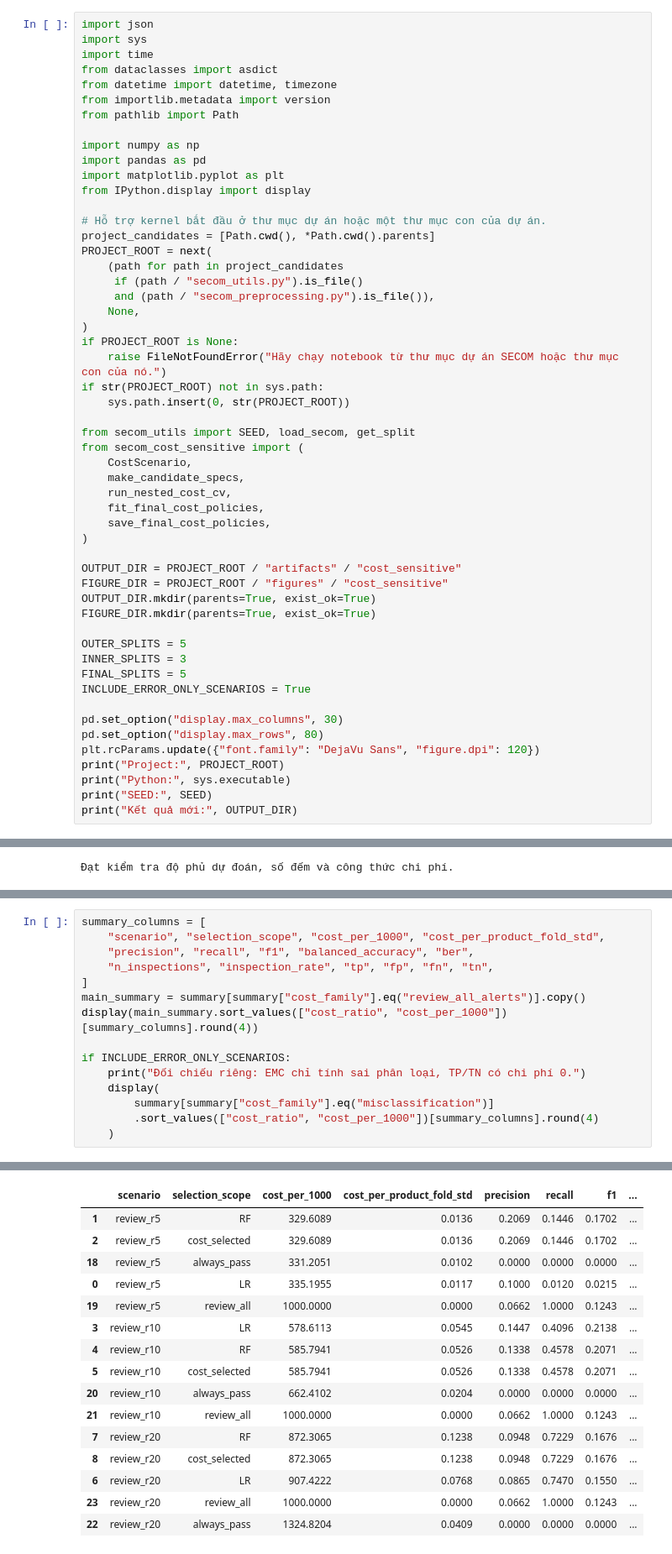
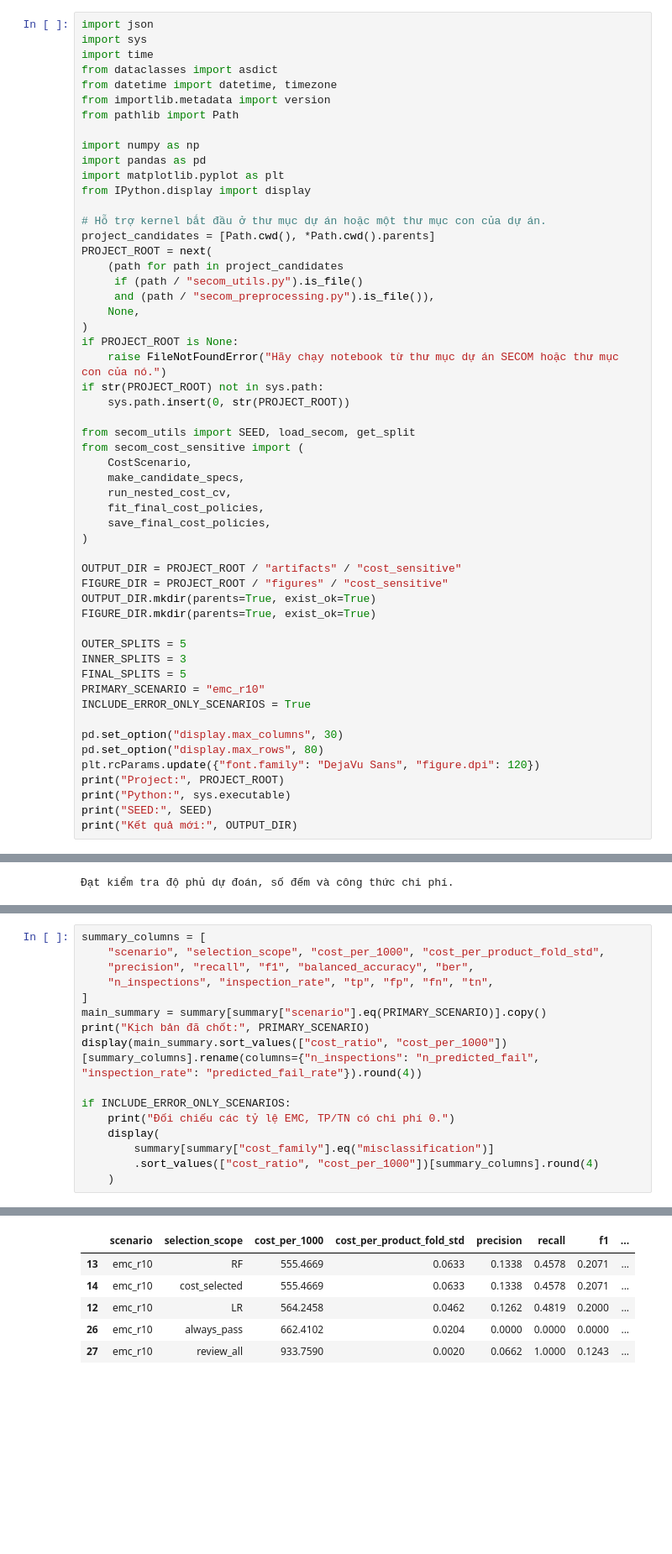
Before and after one commit to QuyDauBac/industry_project, a Jupyter notebook: 03b_cost_sensitive_modeling.ipynb, the cells around one changed output, grey strips where cells are left out. Shown at 84% size. Drawn from its saved outputs; the diff is of its cells as text; blank space fills up the shorter version.

```diff
--- a/03b_cost_sensitive_modeling.ipynb
+++ b/03b_cost_sensitive_modeling.ipynb
@@ -99,6 +89,7 @@ FIGURE_DIR.mkdir(parents=True, exist_ok=True)
 OUTER_SPLITS = 5
 INNER_SPLITS = 3
 FINAL_SPLITS = 5
+PRIMARY_SCENARIO = "emc_r10"
 INCLUDE_ERROR_ONLY_SCENARIOS = True
 
 pd.set_option("display.max_columns", 30)
@@ -357,11 +360,12 @@ summary_columns = [
     "precision", "recall", "f1", "balanced_accuracy", "ber",
     "n_inspections", "inspection_rate", "tp", "fp", "fn", "tn",
 ]
-main_summary = summary[summary["cost_family"].eq("review_all_alerts")].copy()
-display(main_summary.sort_values(["cost_ratio", "cost_per_1000"])[summary_columns].round(4))
+main_summary = summary[summary["scenario"].eq(PRIMARY_SCENARIO)].copy()
+print("Kịch bản đã chốt:", PRIMARY_SCENARIO)
+display(main_summary.sort_values(["cost_ratio", "cost_per_1000"])[summary_columns].rename(columns={"n_inspections": "n_predicted_fail", "inspection_rate": "predicted_fail_rate"}).round(4))
 
 if INCLUDE_ERROR_ONLY_SCENARIOS:
-    print("Đối chiếu riêng: EMC chỉ tính sai phân loại, TP/TN có chi phí 0.")
+    print("Đối chiếu các tỷ lệ EMC, TP/TN có chi phí 0.")
     display(
         summary[summary["cost_family"].eq("misclassification")]
         .sort_values(["cost_ratio", "cost_per_1000"])[summary_columns].round(4)
@@ -370,16 +375,6 @@ if INCLUDE_ERROR_ONLY_SCENARIOS:
 |  | scenario | selection_scope | cost_per_1000 | cost_per_product_fold_std | precision | recall | f1 | ... |
-| 1 | review_r5 | RF | 329.6089 | 0.0136 | 0.2069 | 0.1446 | 0.1702 | ... |
-| 2 | review_r5 | cost_selected | 329.6089 | 0.0136 | 0.2069 | 0.1446 | 0.1702 | ... |
-| 18 | review_r5 | always_pass | 331.2051 | 0.0102 | 0.0000 | 0.0000 | 0.0000 | ... |
-| 0 | review_r5 | LR | 335.1955 | 0.0117 | 0.1000 | 0.0120 | 0.0215 | ... |
-| 19 | review_r5 | review_all | 1000.0000 | 0.0000 | 0.0662 | 1.0000 | 0.1243 | ... |
-| 3 | review_r10 | LR | 578.6113 | 0.0545 | 0.1447 | 0.4096 | 0.2138 | ... |
-| 4 | review_r10 | RF | 585.7941 | 0.0526 | 0.1338 | 0.4578 | 0.2071 | ... |
-| 5 | review_r10 | cost_selected | 585.7941 | 0.0526 | 0.1338 | 0.4578 | 0.2071 | ... |
-| 20 | review_r10 | always_pass | 662.4102 | 0.0204 | 0.0000 | 0.0000 | 0.0000 | ... |
-| 21 | review_r10 | review_all | 1000.0000 | 0.0000 | 0.0662 | 1.0000 | 0.1243 | ... |
-| 7 | review_r20 | RF | 872.3065 | 0.1238 | 0.0948 | 0.7229 | 0.1676 | ... |
-| 8 | review_r20 | cost_selected | 872.3065 | 0.1238 | 0.0948 | 0.7229 | 0.1676 | ... |
-| 6 | review_r20 | LR | 907.4222 | 0.0768 | 0.0865 | 0.7470 | 0.1550 | ... |
-| 23 | review_r20 | review_all | 1000.0000 | 0.0000 | 0.0662 | 1.0000 | 0.1243 | ... |
-| 22 | review_r20 | always_pass | 1324.8204 | 0.0409 | 0.0000 | 0.0000 | 0.0000 | ... |
+| 13 | emc_r10 | RF | 555.4669 | 0.0633 | 0.1338 | 0.4578 | 0.2071 | ... |
+| 14 | emc_r10 | cost_selected | 555.4669 | 0.0633 | 0.1338 | 0.4578 | 0.2071 | ... |
+| 12 | emc_r10 | LR | 564.2458 | 0.0462 | 0.1262 | 0.4819 | 0.2000 | ... |
+| 26 | emc_r10 | always_pass | 662.4102 | 0.0204 | 0.0000 | 0.0000 | 0.0000 | ... |
+| 27 | emc_r10 | review_all | 933.7590 | 0.0020 | 0.0662 | 1.0000 | 0.1243 | ... |
```
Also changed, not shown: parts of 14 cells of this notebook, 15 other files.
